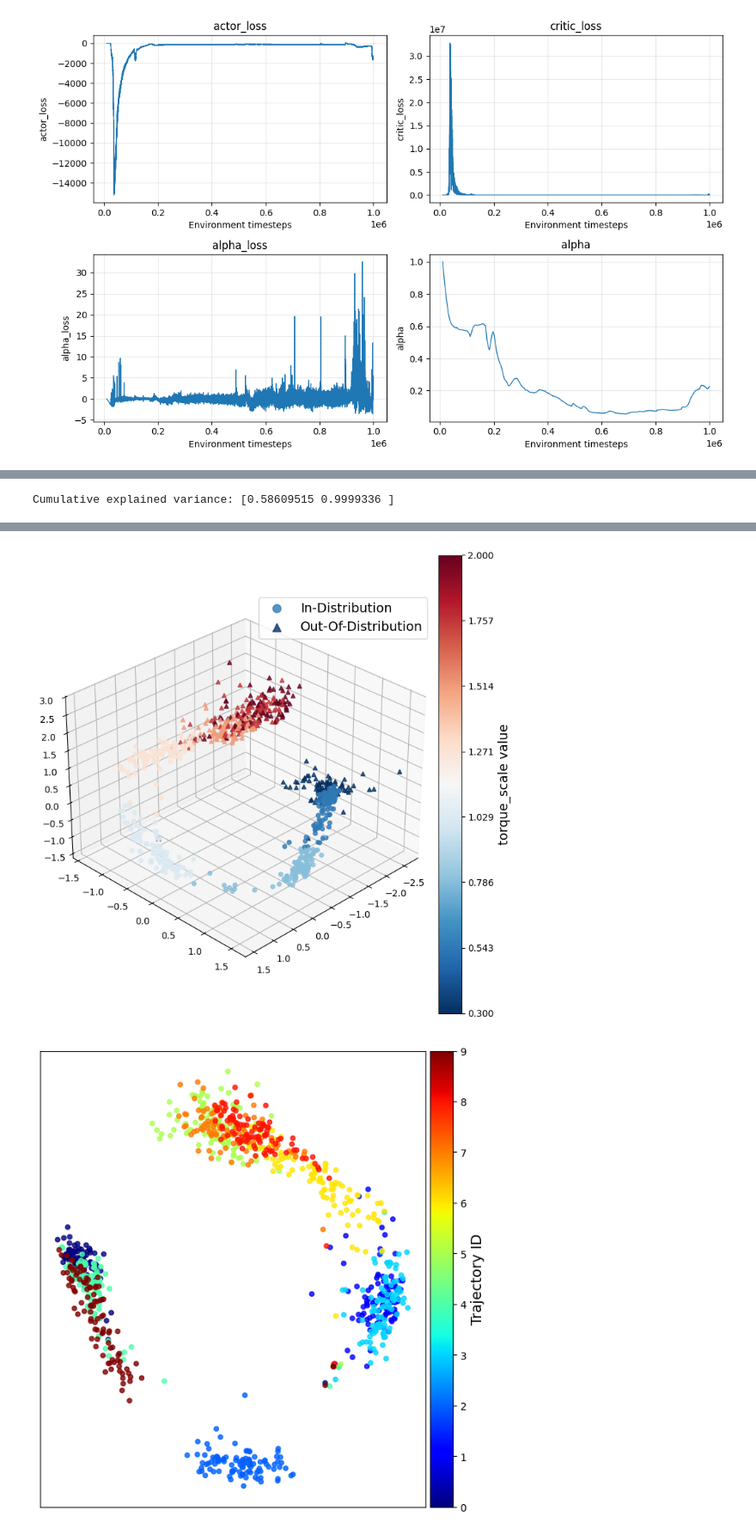
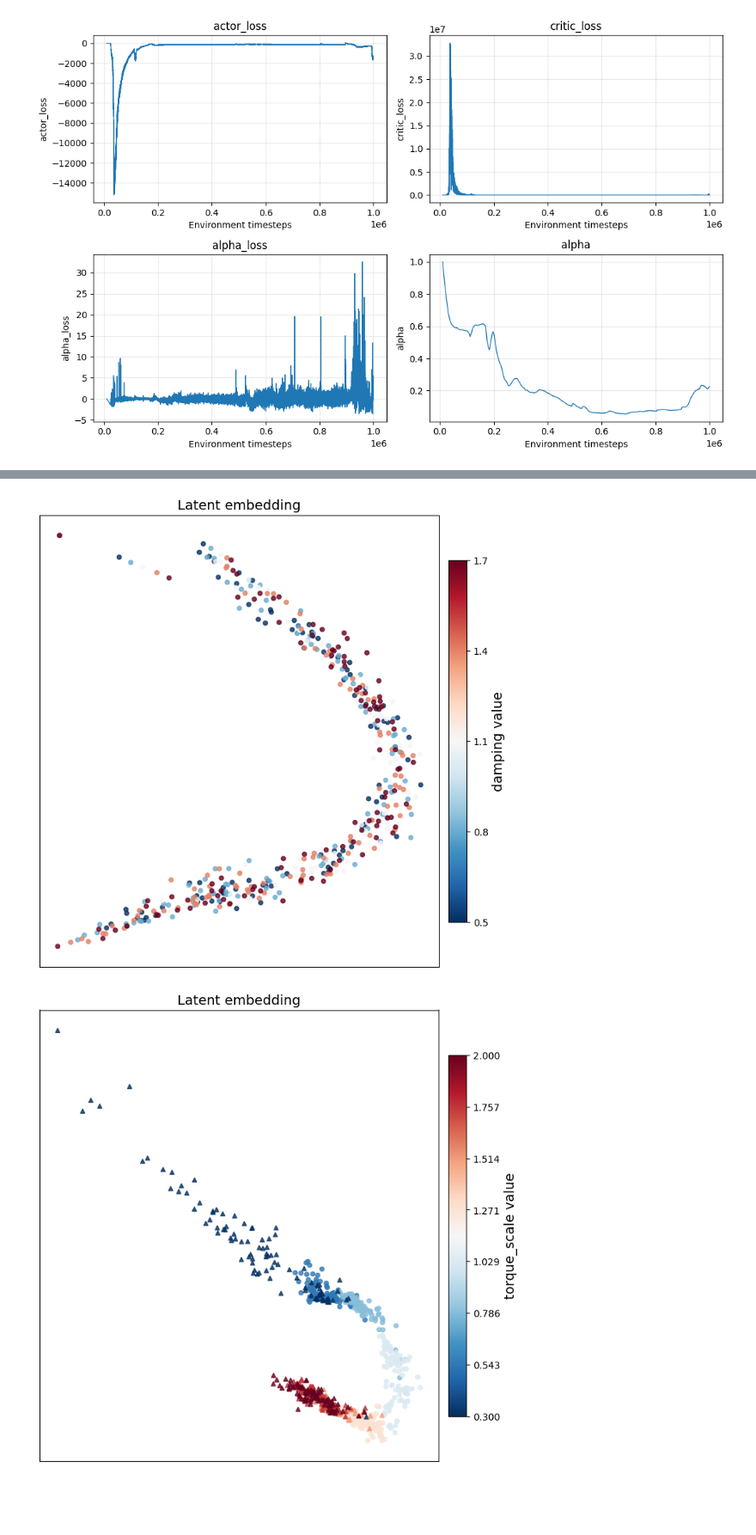
Before and after one commit to gcsarker/Latent-Dynamics-Geometries, a Jupyter notebook: simplified/ldr_code_exp_1_functional.ipynb, the cells around one changed output, grey strips where cells are left out. Shown at 86% size. Cells and saved outputs as stored; diff of their text form; code cells hidden in the pictures; blank space fills up the shorter version.

Commit message:
result_plots

```diff
--- a/simplified/ldr_code_exp_1_functional.ipynb
+++ b/simplified/ldr_code_exp_1_functional.ipynb
@@ -1515,8 +1515,9 @@ if history:
 [figure]
 [figure]
 # %%
-checkpoint_path = Path("/network/rit/lab/dahlin_lab/Gobinda/Latent-Dynamics-Geometries/batch_training/hopper_ldr_results/hopper_ldr_best.pt")
+checkpoint_path = Path("/network/rit/lab/dahlin_lab/Gobinda/Latent-Dynamics-Geometries/simplified/hopper_exp1_results/hopper_ldr_best.pt")
 if checkpoint_path.exists():
+    print(f"Loading checkpoint for inference: {checkpoint_path}")
     inference_env = makeVecEnv([make_hopper(None, mode="nominal")])   # 1 env, nominal physics
     inference_config = LDRConfig(**{**asdict(config), "buffer_size": 1})
     inference_agent = LDRAgent(inference_env, config=inference_config)
@@ -1773,16 +2044,22 @@ fig, ax = viz.plot_physics_scan(
 # fig.savefig("latent_mass_scan.png", dpi=150, bbox_inches="tight")
 
 fig, ax = viz.plot_physics_scan(
+    param_name="damping",
+    scan_values=np.linspace(0.5, 2.0, 5, endpoint=False).tolist(),
+    train_range=(0.5, 2.0),
+    projection_method="tsne",
+)
+
+fig, ax = viz.plot_physics_scan(
     param_name="torque_scale",
     scan_values=np.linspace(0.3, 2.0, 8).tolist(),
     train_range=(0.5, 1.5),
-    projection_method="3d",
+    projection_method="tsne",
 )
 # fig.savefig("latent_torque_scan.png", dpi=150, bbox_inches="tight")
 
-fig, ax = viz.plot_separation(num_trajs=10, projection_method="pca")
+fig, ax = viz.plot_separation(num_trajs=10, projection_method="3d")
 # fig.savefig("latent_separation.png", dpi=150, bbox_inches="tight")
 
 viz.close()
 # %% [output]
-Cumulative explained variance: [0.58609515 0.9999336 ]
@@ -1790,2 +2067,2 @@ Cumulative explained variance: [0.58609515 0.9999336 ]
-[figure, old version]
+[figure, new version]
-[figure, old version]
+[figure, new version]
```
Also changed, not shown: parts of 5 cells of this notebook, 24 other files.
